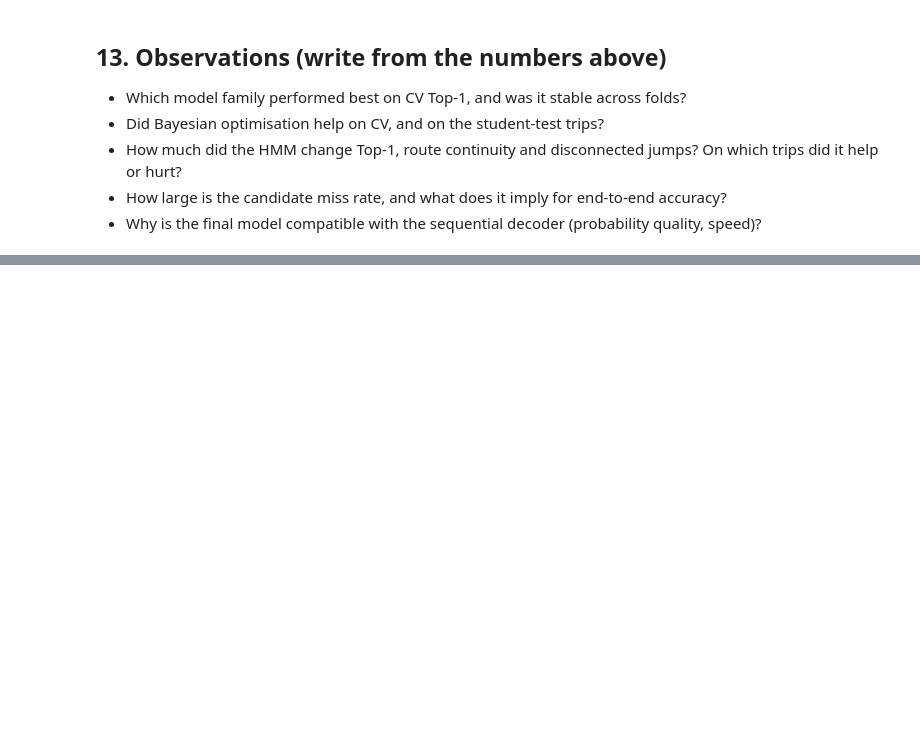
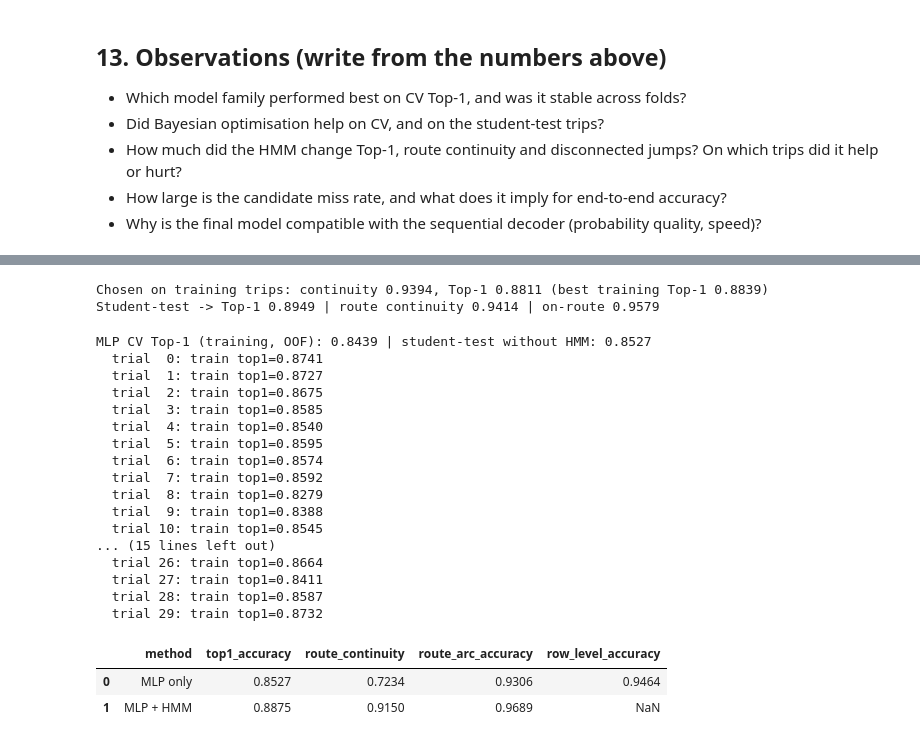
Before and after one commit to HimanshAhuja/PathSnap_A_G11, a Jupyter notebook: notebooks/PathSnap_full_pipeline.ipynb, the cells around one changed output, grey strips where cells are left out. Drawn from its saved outputs; the diff is of its cells as text; code cells hidden in the pictures; blank space fills up the shorter version.

```diff
--- a/notebooks/PathSnap_full_pipeline.ipynb
+++ b/notebooks/PathSnap_full_pipeline.ipynb
@@ -1017,0 +1510,59 @@ if IN_COLAB:
+# %%
+# Continuity-aware decoder choice, decided on TRAINING trips only:
+# among the HMM settings within 0.3 points of the best training Top-1, pick the one with the highest training route continuity.
+cands = sorted([t for t in st_c.trials if t.value is not None], key=lambda t: -t.value)[:12]
+best_v = cands[0].value; rows = []
+for t in cands:
+    if t.value >= best_v - 0.003:
+        ch = decode(ts_all, t.params); rows.append((route_continuity(ch, "train"), t.value, t.params))
+rows.sort(key=lambda r: (-r[0], -r[1])); cont_tr, top1_tr, hp_cont = rows[0]
+print(f"Chosen on training trips: continuity {cont_tr:.4f}, Top-1 {top1_tr:.4f} (best training Top-1 {best_v:.4f})")
+cont_hmm = decode(prepare_trips(test, p_c, "test"), hp_cont)
+print(f"Student-test -> Top-1 {cont_hmm[TARGET].mean():.4f} | route continuity {route_continuity(cont_hmm, 'test'):.4f} | "
+      f"on-route {np.mean([a in route_sets[t] for t, a in zip(cont_hmm.trip_id, cont_hmm.candidate_arc_id)]):.4f}")
+# %% [output]
+Chosen on training trips: continuity 0.9394, Top-1 0.8811 (best training Top-1 0.8839)
+Student-test -> Top-1 0.8949 | route continuity 0.9414 | on-route 0.9579
+# %%
+# MLP only + HMM (decoder tuned on all 80 training trips with MLP out-of-fold probabilities), full metrics
+oof_m, p_m = OOF["mlp"], TEST_PROBA["mlp"]
+print(f"MLP CV Top-1 (training, OOF): {top1_choice(train, oof_m)[TARGET].mean():.4f} | student-test without HMM: {top1_choice(test, p_m)[TARGET].mean():.4f}", flush=True)
+ts_m = prepare_trips(train, oof_m, "train")
+st_m = optuna.create_study(direction="maximize", sampler=optuna.samplers.TPESampler(seed=SEED))
+for hp in (HMM_HP, st_c.best_params, hp_cont): st_m.enqueue_trial(hp)
+st_m.optimize(lambda t: decode(ts_m, space(t))[TARGET].mean(), n_trials=30,
+              callbacks=[lambda s, t: print(f"  trial {t.number:2d}: train top1={t.value:.4f}", flush=True)])
+# continuity-aware choice on TRAINING trips: best continuity within 0.3 points of the best training Top-1
+cm = sorted([t for t in st_m.trials if t.value is not None], key=lambda t: -t.value)[:12]
+rows_m = [(route_continuity(decode(ts_m, t.params), "train"), t.value, t.params) for t in cm if t.value >= cm[0].value - 0.003]
+rows_m.sort(key=lambda r: (-r[0], -r[1])); hp_m = rows_m[0][2]
+mlp_hmm = decode(prepare_trips(test, p_m, "test"), hp_m)
+mlp_clf = top1_choice(test, p_m)
+res_m = pd.DataFrame([
+    {"method": "MLP only", "top1_accuracy": mlp_clf[TARGET].mean(), "route_continuity": route_continuity(mlp_clf, "test"),
+     "route_arc_accuracy": np.mean([a in route_sets[t] for t, a in zip(mlp_clf.trip_id, mlp_clf.candidate_arc_id)]),
+     "row_level_accuracy": accuracy_score(test[TARGET], (p_m >= 0.5).astype(int))},
+    {"method": "MLP + HMM", "top1_accuracy": mlp_hmm[TARGET].mean(), "route_continuity": route_continuity(mlp_hmm, "test"),
+     "route_arc_accuracy": np.mean([a in route_sets[t] for t, a in zip(mlp_hmm.trip_id, mlp_hmm.candidate_arc_id)])}])
+display(res_m.round(4)); res_m.to_csv(os.path.join(OUT_DIR, "mlp_hmm_results.csv"), index=False)
+# %% [output]
+MLP CV Top-1 (training, OOF): 0.8439 | student-test without HMM: 0.8527
+  trial  0: train top1=0.8741
+  trial  1: train top1=0.8727
+  trial  2: train top1=0.8675
+  trial  3: train top1=0.8585
+  trial  4: train top1=0.8540
+  trial  5: train top1=0.8595
+  trial  6: train top1=0.8574
+  trial  7: train top1=0.8592
+  trial  8: train top1=0.8279
+  trial  9: train top1=0.8388
+  trial 10: train top1=0.8545
+... (15 lines left out)
+  trial 26: train top1=0.8664
+  trial 27: train top1=0.8411
+  trial 28: train top1=0.8587
+  trial 29: train top1=0.8732
+|  | method | top1_accuracy | route_continuity | route_arc_accuracy | row_level_accuracy |
+| 0 | MLP only | 0.8527 | 0.7234 | 0.9306 | 0.9464 |
+| 1 | MLP + HMM | 0.8875 | 0.9150 | 0.9689 | NaN |
```
Also changed, not shown: parts of 27 cells of this notebook.
